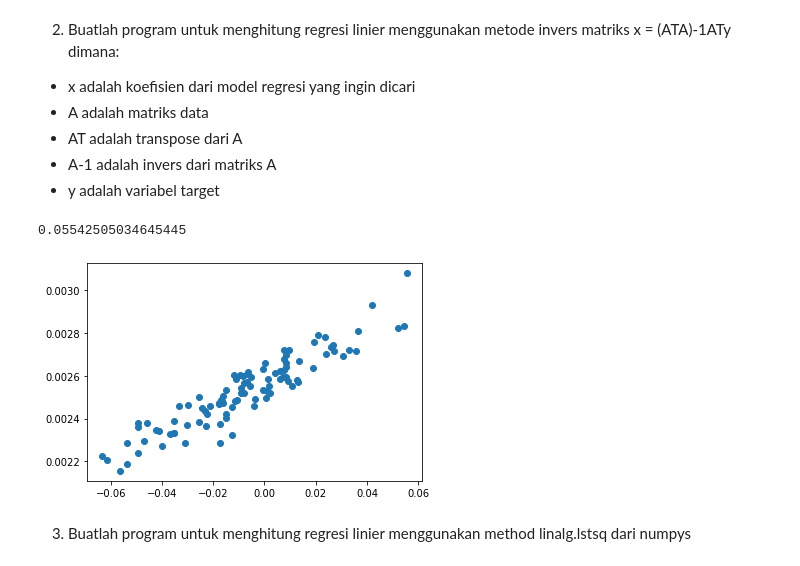
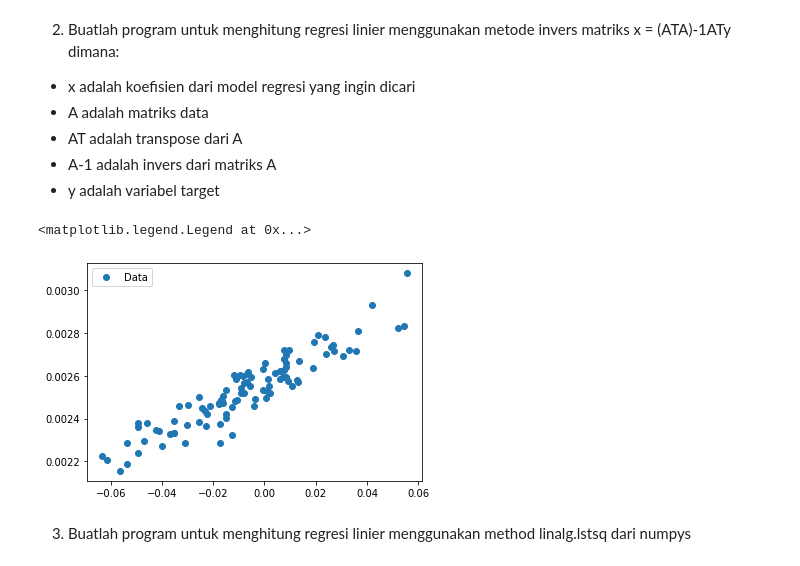
Before and after one commit to haidi20/Assignment-3---Basic-Python---Haidi-Nurhadinata, a Jupyter notebook: Assignment_3_Basic_Python_Haidi_Nurhadinata.ipynb, the cells around one changed output. Drawn from its saved outputs; the diff is of its cells as text; code cells hidden in the pictures.

```diff
--- a/Assignment_3_Basic_Python_Haidi_Nurhadinata.ipynb
+++ b/Assignment_3_Basic_Python_Haidi_Nurhadinata.ipynb
@@ -180,37 +180,37 @@ dimana:
 # %%
 import matplotlib.pyplot as plt
 import numpy as np
 from PIL import Image
 import requests
+
 
 csvUrl = "https://raw.githubusercontent.com/hadimaster65555/dataset_for_teaching/main/dataset/linear_regression_simulation_data/linear-regression.csv"
 # getData = requests.get(csvUrl)
 # getContent = getData.content
 
 def convertCsvToArray(url):
     response = requests.get(url)
     lines = response.text.splitlines()
     for line in lines[1:]:
         el = [i.strip() for i in line.split(',')]
         yield el
 
 genData = convertCsvToArray(csvUrl)
 listData = list(genData)
 
 A = np.array(listData, dtype=float)
 At = np.array(A.transpose(), dtype=float)
 
 x = np.dot(np.linalg.inv(np.dot(At, A)), At)
 
 result = np.array(x, dtype=float)
 
-plt.plot(x[0], x[1], "o")
-print(np.amax(x))
+plt.plot(x[0], x[1], "o", label="Data")
 
 # To show the plot
-plt.show()
+plt.legend()
 # %% [output]
-0.05542505034645445
+<matplotlib.legend.Legend at 0x...>
-[figure, old version]
+[figure, new version]
 # %% [markdown]
 3. Buatlah program untuk menghitung regresi linier menggunakan method linalg.lstsq dari numpys
```
